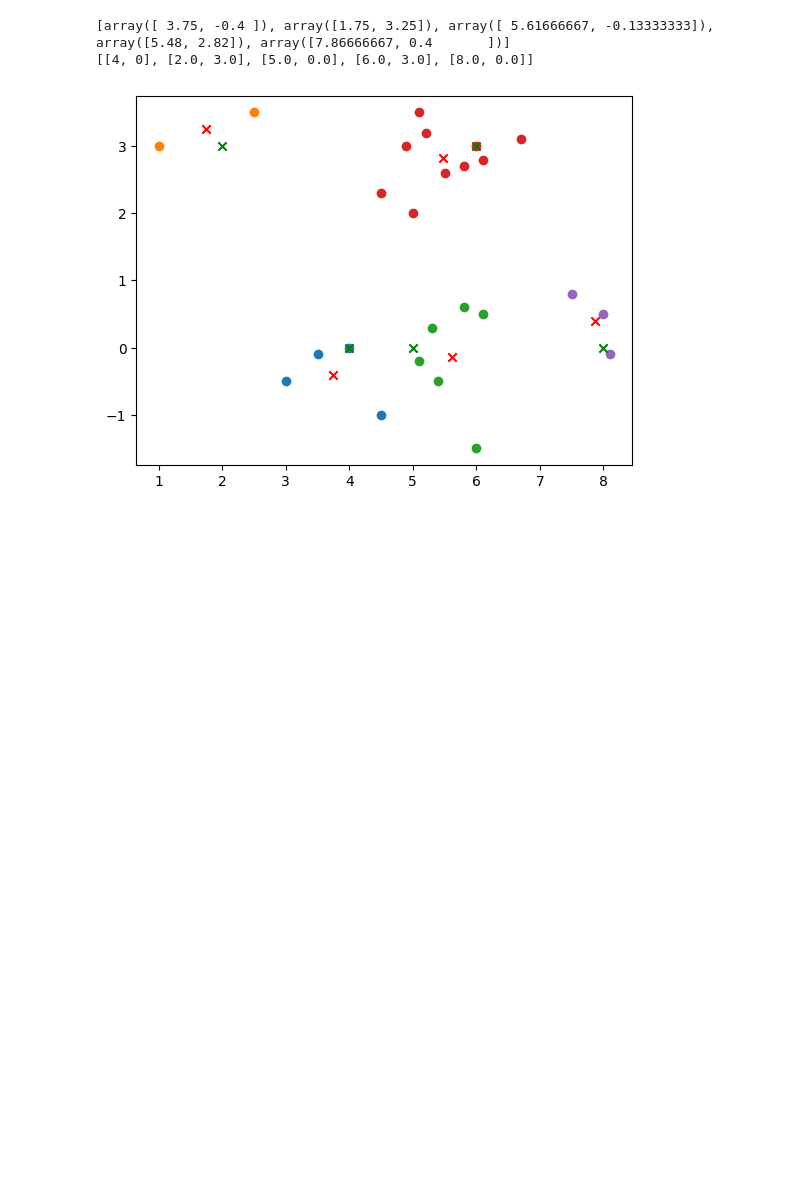
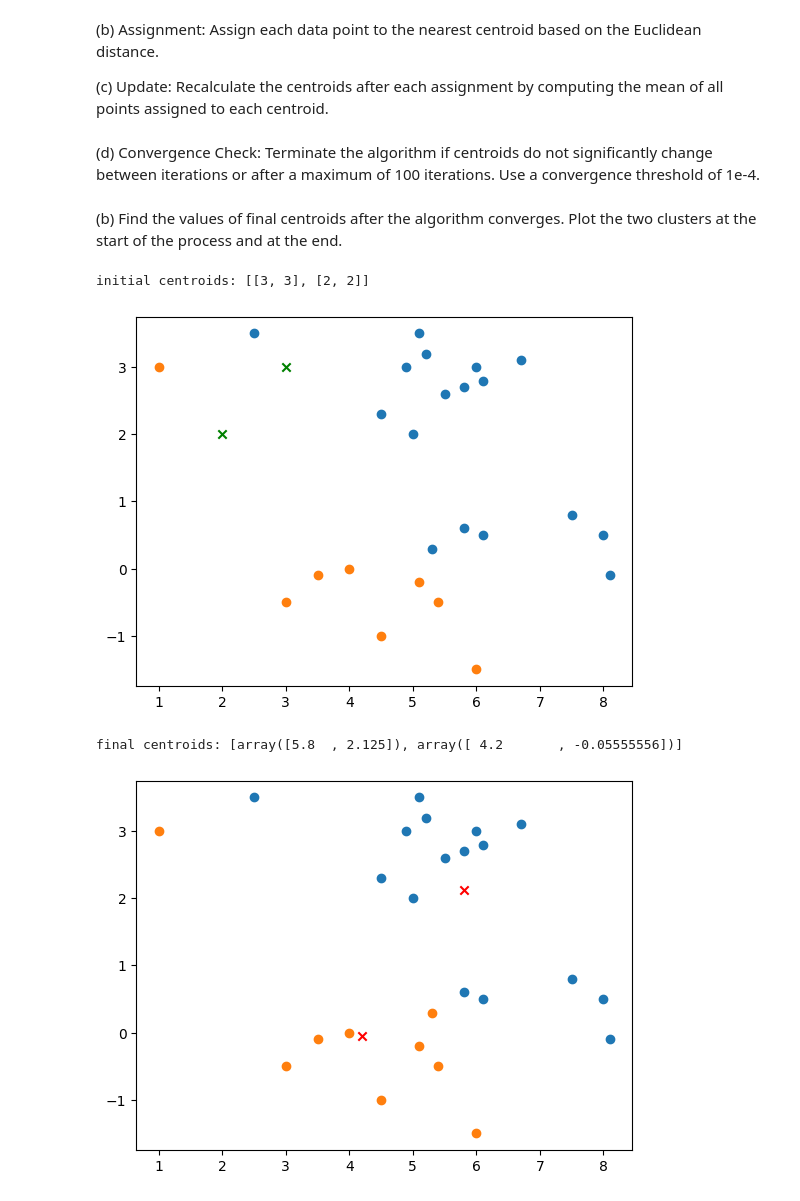
Before and after one commit to himangg/ML-Assignments, a Jupyter notebook: Assignment 4/SectionB.ipynb, the cells around one changed output. Saved outputs shown, nothing was run; the diff lists cells and outputs as text; code cells hidden in the pictures; blank space fills up the shorter version.

```diff
--- a/Assignment 4/SectionB.ipynb
+++ b/Assignment 4/SectionB.ipynb
@@ -76,0 +42,4 @@ for i in range(1000):
+# %% [markdown]
+(b) Assignment: Assign each data point to the nearest centroid based on the Euclidean distance.
+
+(c) Update: Recalculate the centroids after each assignment by computing the mean of all points assigned to each centroid.
@@ -77,19 +71,48 @@ for i in range(1000):
+# %% [markdown]
+(d) Convergence Check: Terminate the algorithm if centroids do not significantly change between iterations or after a maximum of 100 iterations. Use a convergence threshold of 1e-4.
+# %%
+#convergence check
+def convergenceCheck(k, u, prev_u, threshold):
+    # print("Centroids: ", u)
+    # print("Previous Centroids: ", prev_u)
+    for i in range(k):
+        if((u[i][0]-prev_u[i][0])**2 + (u[i][1]-prev_u[i][1])**2 > threshold**2):
+            return False
+    return True
+
+u = uStart.copy()
+prev_u = uStart.copy()
+threshold = 1e-4
+
+#main loop
+for i in range(100):
+    clusters, u = KmeansClusteringAlgo(X, u, k)
+    if(i==0):
+        initial_clusters = clusters.copy()
+    if(convergenceCheck(k, u, prev_u, threshold)):
+        break
+    prev_u = u.copy()
+# %% [markdown]
+(b) Find the values of final centroids after the algorithm converges. Plot the two clusters at the start of the process and at the end.
 # %%
+print(f"initial centroids: {uStart}")
 figure = plt.figure()
-print(u)
-print(ustart)
-# print(u2)
-# print(cluster1)
-# print(cluster2)
-for i in range(m):
+for i in range(k):
+    if(len(initial_clusters[i])>0):
+        plt.scatter(initial_clusters[i][:,0], initial_clusters[i][:,1])
+plt.scatter(np.array(uStart)[:,0], np.array(uStart)[:,1], c='green', marker='x')
+plt.show()
+
+print(f"final centroids: {u}")
+
+figure = plt.figure()
+for i in range(k):
     if(len(clusters[i])>0):
         plt.scatter(clusters[i][:,0], clusters[i][:,1])
 plt.scatter(np.array(u)[:,0], np.array(u)[:,1], c='red', marker='x')
-plt.scatter(np.array(ustart)[:,0], np.array(ustart)[:,1], c='green', marker='x')
 plt.show()
-
-# print(u1, u2)
 # %% [output]
-[array([ 3.75, -0.4 ]), array([1.75, 3.25]), array([ 5.61666667, -0.13333333]), array([5.48, 2.82]), array([7.86666667, 0.4       ])]
-[[4, 0], [2.0, 3.0], [5.0, 0.0], [6.0, 3.0], [8.0, 0.0]]
+initial centroids: [[3, 3], [2, 2]]
-[figure, old version]
+[figure, new version]
+final centroids: [array([5.8  , 2.125]), array([ 4.2       , -0.05555556])]
+[figure, added]
```
Also changed, not shown: parts of 9 cells of this notebook, 1 other file.
